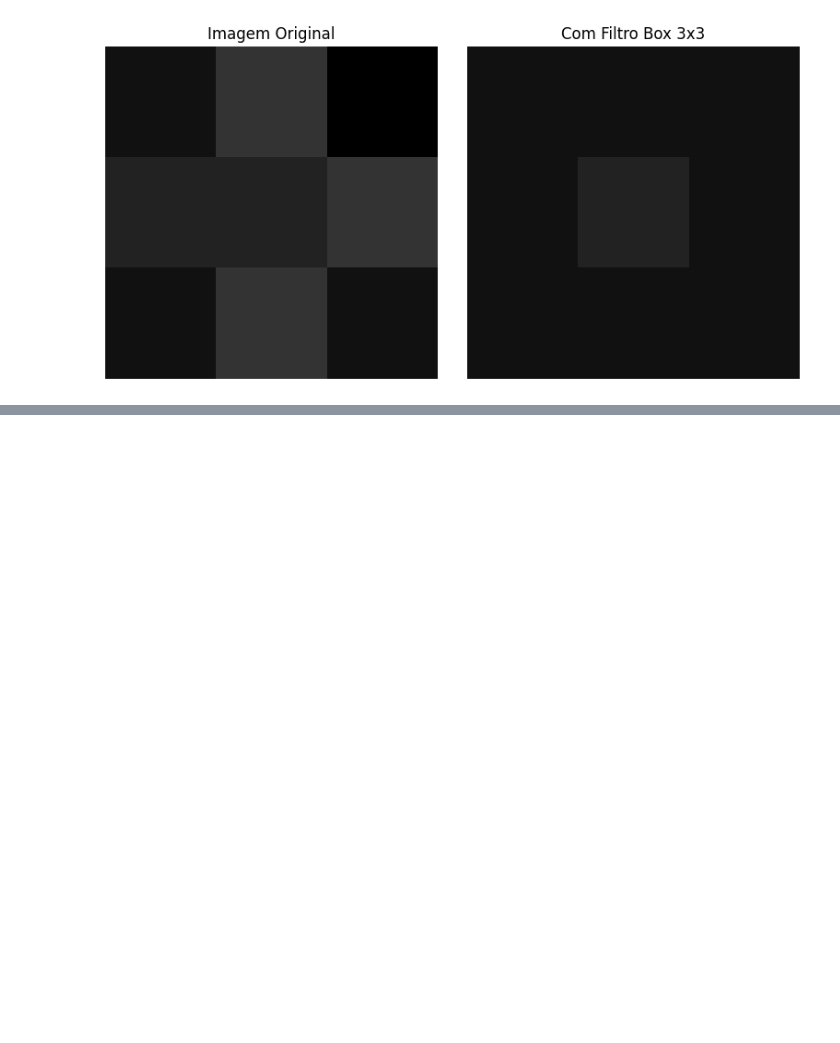
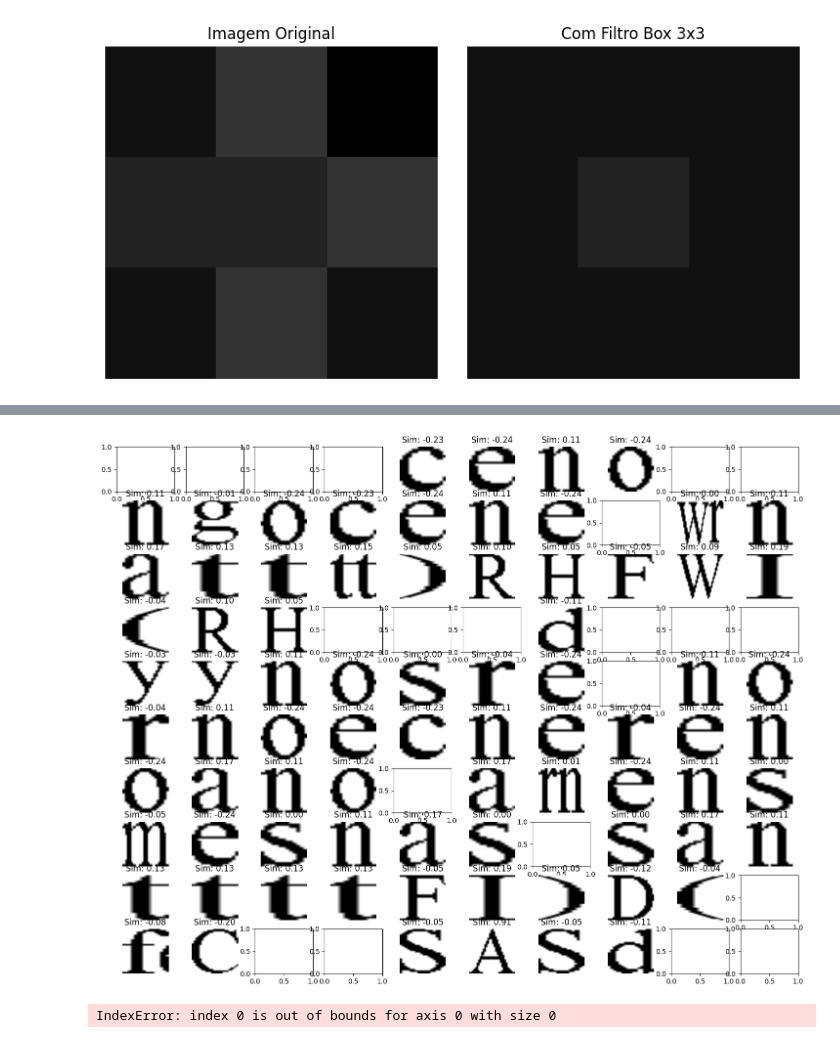
Before and after one commit to Manuelfjr/pdi, a Jupyter notebook: notebooks/01_atv02_code.ipynb, the cells around one changed output, grey strips where cells are left out. Saved outputs shown, nothing was run; the diff lists cells and outputs as text; code cells hidden in the pictures; blank space fills up the shorter version.

```diff
--- a/notebooks/01_atv02_code.ipynb
+++ b/notebooks/01_atv02_code.ipynb
@@ -325,0 +387,51 @@ plt.show()
+# %%
+simis = []
+contents = {
+    "contornos": [],
+    "letra": [],
+    "letra_norm": [],
+    "similarity": []
+}
+fig, ax = plt.subplots(10, 10, figsize=(18, 14))
+ax = ax.flatten()
+for i, contorno in enumerate(contornos):
+    x, y, w, h = cv2.boundingRect(contorno)
+
+    letra = img_bin[y:y+h, x:x+w]
+    letra_resized = cv2.resize(letra, (image_template.shape[1], image_template.shape[0]))
+
+    letra_norm = 1 - letra_resized / 255.0
+
+    # simililarity = np.sum(letra_norm * image_template)
+    res = cv2.matchTemplate(letra_norm.astype(np.float32), image_template.astype(np.float32), cv2.TM_CCOEFF_NORMED)
+    simililarity = res[0][0]
+
+    if w < 10 or h < 10:
+        continue
+
+    contents["contornos"].append(contorno)
+    contents["letra"].append(letra)
+    contents["letra_norm"].append(letra_norm)
+    contents["similarity"].append(simililarity)
+    if i < (10 * 10):
+        ax[i].imshow(letra_norm, cmap='gray')
+        ax[i].axis("off")
+        ax[i].set_title(f"Sim: {simililarity:.2f}")
+
+
+    # ax[0].imshow(letra_norm, cmap='gray')
+    # ax[1].imshow(image_template, cmap='gray')
+    # for _ax in ax.flatten():
+    #     _ax.axis('off')
+    #cv2.imwrite(f"debug_letra_{i}.png", letra_resized)
+# %% [output]
+[figure, added]
+# %%
+selected = contornos[np.where((np.array(simis) >= 68987.) & (np.array(simis) <= 68988.))[0][0]]
+x, y, w, h = cv2.boundingRect(selected)
+selected_resized = img_bin[y:y+h, x:x+w]
+fig, ax = plt.subplots(1, 2, figsize=(16, 8))
+ax[0].imshow(selected_resized / 255, cmap="gray")
+ax[0].imshow(selected_resized / 255, cmap="gray")
+# %% [output]
+IndexError: index 0 is out of bounds for axis 0 with size 0
```
Also changed, not shown: parts of 13 cells of this notebook, 13 other files.
